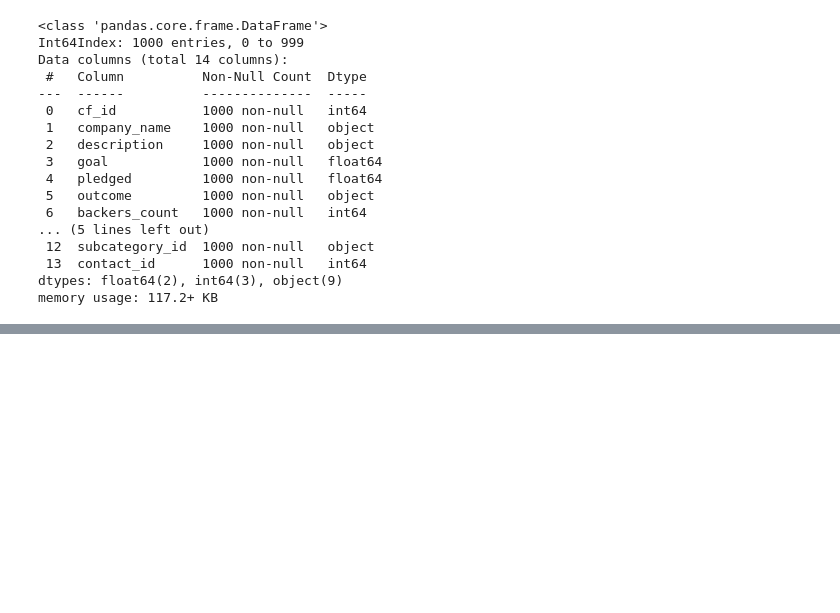
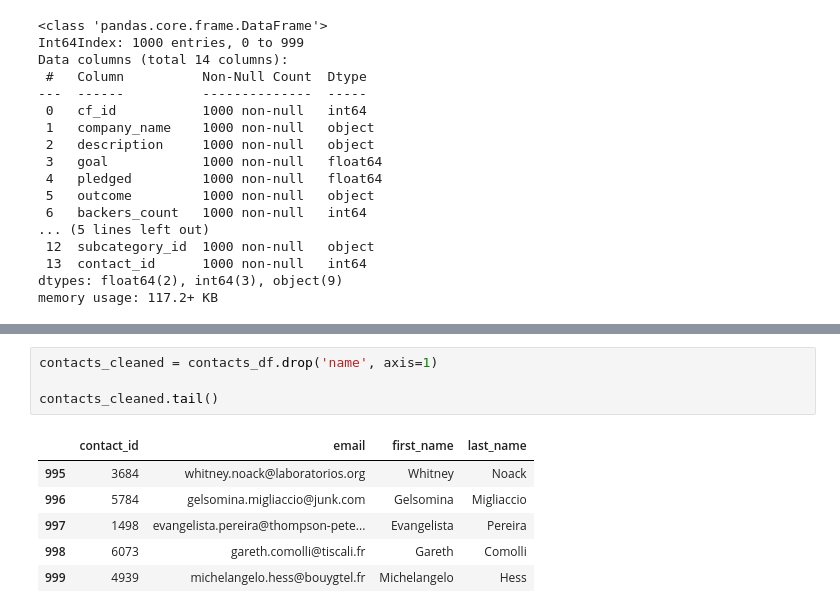
Before and after one commit to sbenston/Crowdfunding_ETL, a Jupyter notebook: crowdfunding_transform.ipynb, the cells around one changed output, grey strips where cells are left out. Cells and saved outputs as stored; diff of their text form; blank space fills up the shorter version.

```diff
--- a/crowdfunding_transform.ipynb
+++ b/crowdfunding_transform.ipynb
@@ -398,0 +475,11 @@ campaign_cleaned.to_csv('campaign.csv', encoding='utf8', index=False)
+# %%
+contacts_cleaned = contacts_df.drop('name', axis=1)
+
+contacts_cleaned.tail()
+# %% [output]
+|  | contact_id | email | first_name | last_name |
+| 995 | 3684 | whitney.noack@laboratorios.org | Whitney | Noack |
+| 996 | 5784 | gelsomina.migliaccio@junk.com | Gelsomina | Migliaccio |
+| 997 | 1498 | evangelista.pereira@thompson-pete... | Evangelista | Pereira |
+| 998 | 6073 | gareth.comolli@tiscali.fr | Gareth | Comolli |
+| 999 | 4939 | michelangelo.hess@bouygtel.fr | Michelangelo | Hess |
```
Also changed, not shown: parts of 12 cells of this notebook, 1 other file.
